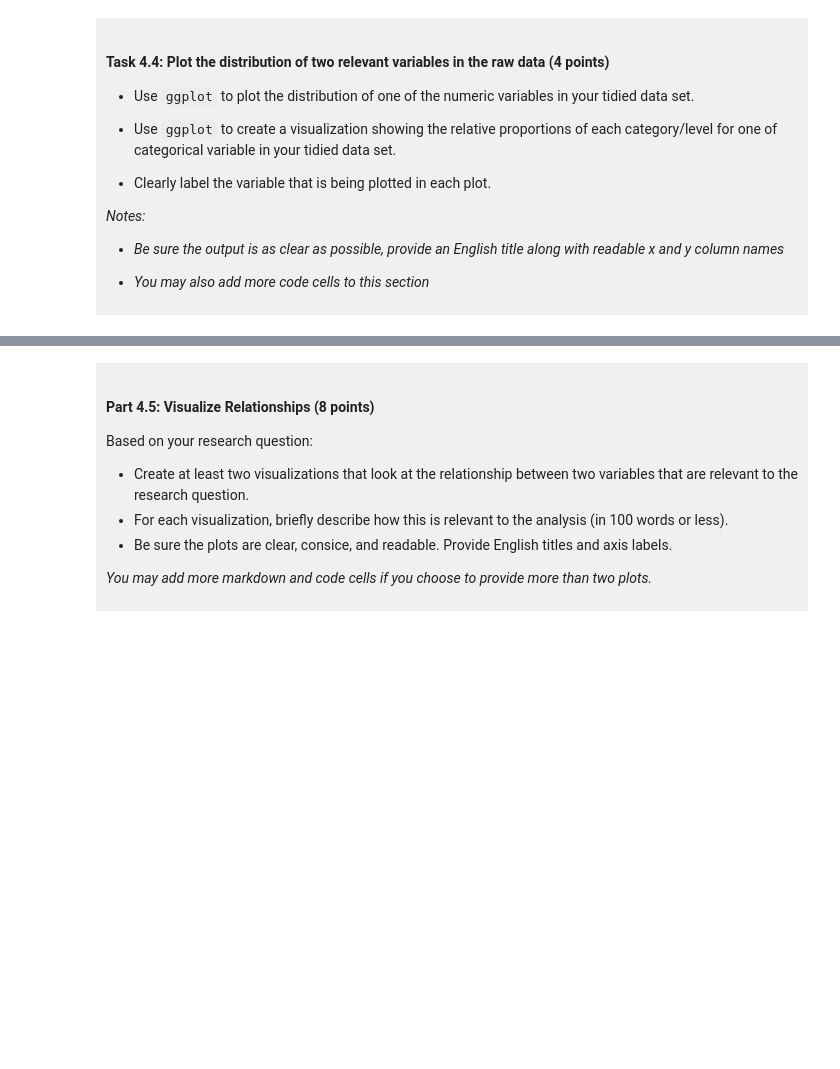
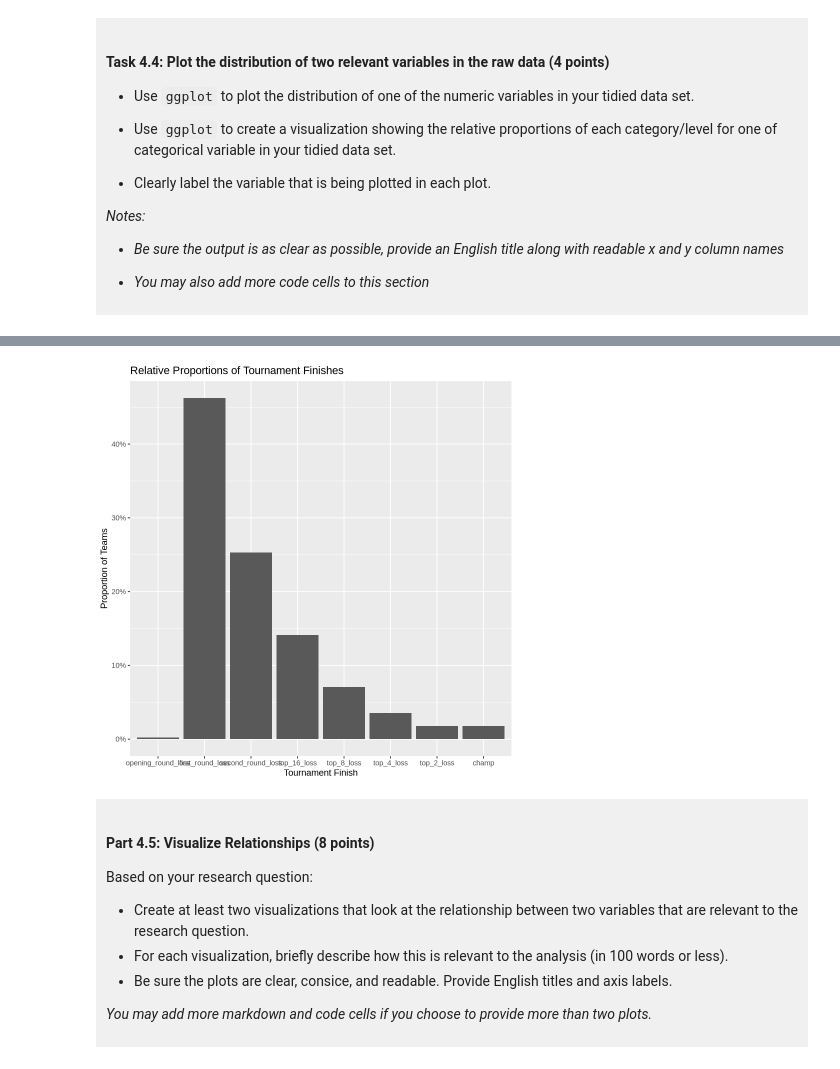
Before and after one commit to ethanshao1027-collab/DSCI-100-Project-ETHANSHAO, a Jupyter notebook: dsci-100-project-notebook.ipynb, the cells around one changed output, grey strips where cells are left out. Cells and saved outputs as stored; diff of their text form; code cells hidden in the pictures; blank space fills up the shorter version.

```diff
--- a/dsci-100-project-notebook.ipynb
+++ b/dsci-100-project-notebook.ipynb
@@ -321,5 +364,10 @@ You will refine your research question (if needed) and produce a tidy data set.
 # %%
-### EDIT THIS CODE CELL FOR PLOT 2 ###
+ggplot(womens_march_madness_tidy, aes(x = tourney_finish)) +
+    geom_bar(aes(y = after_stat(count / sum(count)))) +
+    labs(title = "Relative Proportions of Tournament Finishes",x = "Tournament Finish",y = "Proportion of Teams") +
+    scale_y_continuous(labels = scales::percent)
+# %% [output]
+[figure, added]
 # %% [markdown]
 <div style="background-color: #f0f0f0; padding: 10px;">
 
```
Also changed, not shown: parts of 7 cells of this notebook.
